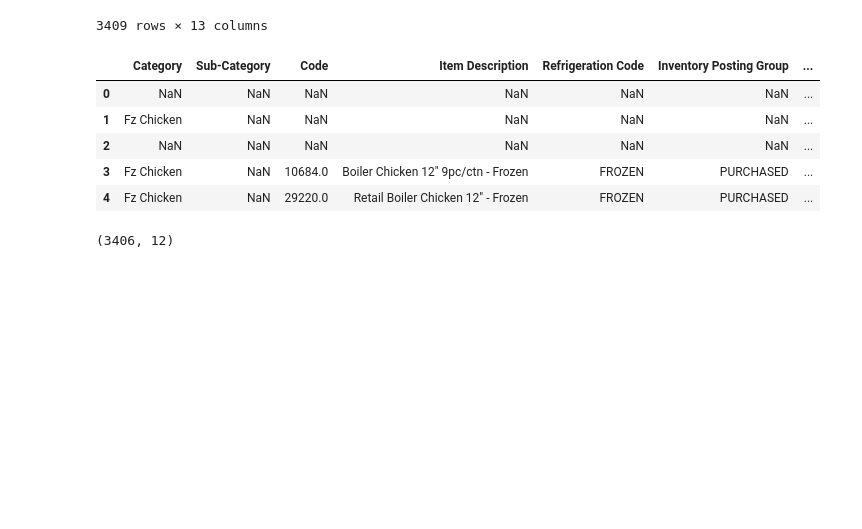
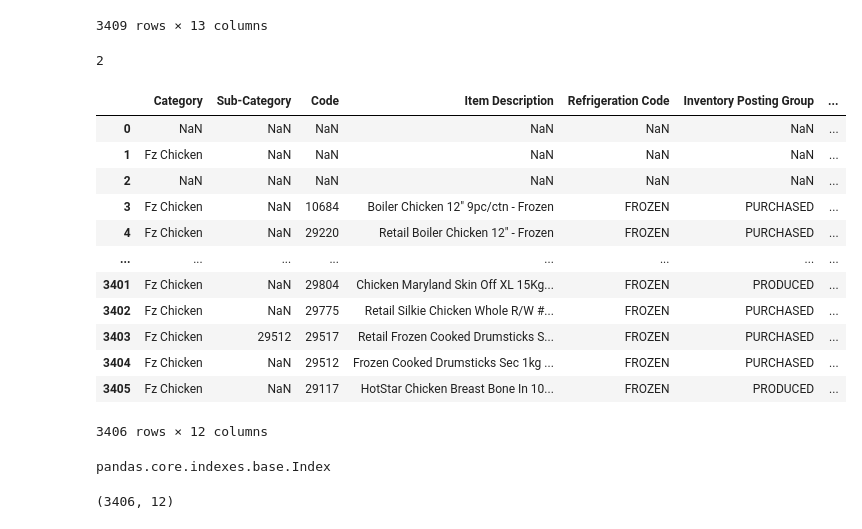
Before and after one commit to AndyJPG/myPython, a Jupyter notebook: jupyter/be_data/be_app.ipynb, the cells around one changed output. Drawn from its saved outputs; the diff is of its cells as text; code cells hidden in the pictures; blank space fills up the shorter version.

Commit message:
start with pandas practice

```diff
--- a/jupyter/be_data/be_app.ipynb
+++ b/jupyter/be_data/be_app.ipynb
@@ -132,17 +132,38 @@ data
 | 3407 | Fz Chicken | NaN | 29512 | Frozen Cooked Drumsticks Sec 1kg ... | FROZEN | PURCHASED | NaN | ... |
 | 3408 | Fz Chicken | NaN | 29117 | HotStar Chicken Breast Bone In 10... | FROZEN | PRODUCED | NaN | ... |
 3409 rows × 13 columns
+# %%
+index = data.index[data.iloc[:, 0] == 'Category']
+index[0]
+# %% [output]
+2
+# %%
+header = data.iloc[2]
+new_data = data[3:]
+new_data.columns = header.tolist()
+new_data = new_data.reset_index(drop=True)
+new_data = new_data.loc[:, new_data.columns.notna()]
+new_data
+# %% [output]
+|  | Category | Sub-Category | Code | Item Description | Refrigeration Code | Inventory Posting Group | ... |
+| 0 | NaN | NaN | NaN | NaN | NaN | NaN | ... |
+| 1 | Fz Chicken | NaN | NaN | NaN | NaN | NaN | ... |
+| 2 | NaN | NaN | NaN | NaN | NaN | NaN | ... |
+| 3 | Fz Chicken | NaN | 10684 | Boiler Chicken 12" 9pc/ctn - Frozen | FROZEN | PURCHASED | ... |
+| 4 | Fz Chicken | NaN | 29220 | Retail Boiler Chicken 12" - Frozen | FROZEN | PURCHASED | ... |
+| ... | ... | ... | ... | ... | ... | ... | ... |
+| 3401 | Fz Chicken | NaN | 29804 | Chicken Maryland Skin Off XL 15Kg... | FROZEN | PRODUCED | ... |
+| 3402 | Fz Chicken | NaN | 29775 | Retail Silkie Chicken Whole R/W #... | FROZEN | PURCHASED | ... |
+| 3403 | Fz Chicken | 29512 | 29517 | Retail Frozen Cooked Drumsticks S... | FROZEN | PURCHASED | ... |
+| 3404 | Fz Chicken | NaN | 29512 | Frozen Cooked Drumsticks Sec 1kg ... | FROZEN | PURCHASED | ... |
+| 3405 | Fz Chicken | NaN | 29117 | HotStar Chicken Breast Bone In 10... | FROZEN | PRODUCED | ... |
+3406 rows × 12 columns
 # %%
 input_data = pd.read_excel("input_data/weekly_report_by_item.xlsx", header=3)
 input_data = input_data.loc[:, ~input_data.columns.str.contains("^Unnamed")]
-input_data.head()
+type(input_data.columns)
 # %% [output]
-|  | Category | Sub-Category | Code | Item Description | Refrigeration Code | Inventory Posting Group | ... |
-| 0 | NaN | NaN | NaN | NaN | NaN | NaN | ... |
-| 1 | Fz Chicken | NaN | NaN | NaN | NaN | NaN | ... |
-| 2 | NaN | NaN | NaN | NaN | NaN | NaN | ... |
-| 3 | Fz Chicken | NaN | 10684.0 | Boiler Chicken 12" 9pc/ctn - Frozen | FROZEN | PURCHASED | ... |
-| 4 | Fz Chicken | NaN | 29220.0 | Retail Boiler Chicken 12" - Frozen | FROZEN | PURCHASED | ... |
+pandas.core.indexes.base.Index
 # %%
 input_data.shape
 # %% [output]
```
Also changed, not shown: parts of 1 cell of this notebook, 1 other file.
